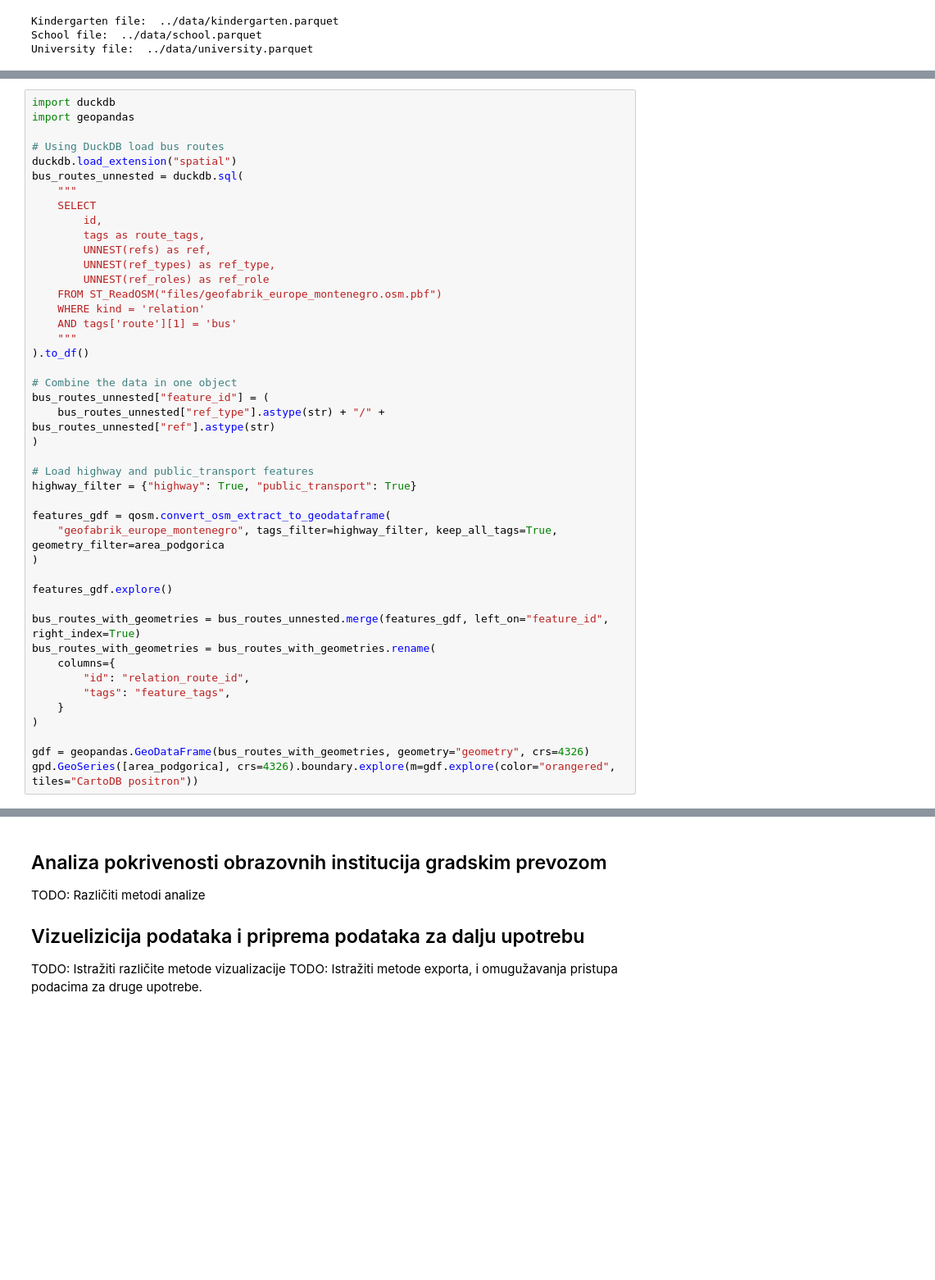
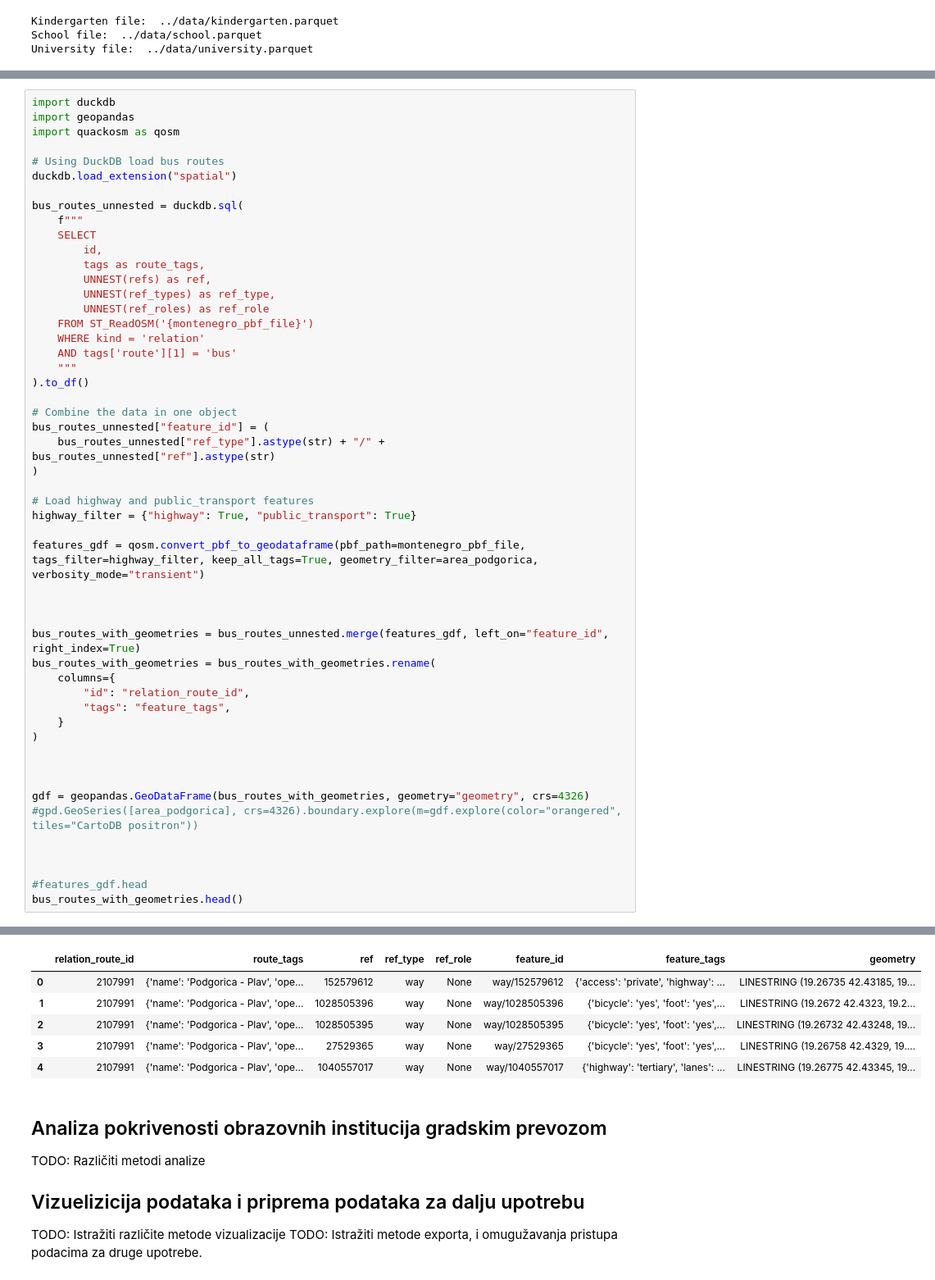
Before and after one commit to dinorastoder/osm-data-montenegro-explore, a Jupyter notebook: osm_extraction/osm-podgorica-extraction.ipynb, the cells around one changed output, grey strips where cells are left out. Shown at 82% size. Drawn from its saved outputs; the diff is of its cells as text; blank space fills up the shorter version.

```diff
--- a/osm_extraction/osm-podgorica-extraction.ipynb
+++ b/osm_extraction/osm-podgorica-extraction.ipynb
@@ -173,18 +197,20 @@ Ovdje smo primijenili DuckDB biblioteku sa Spatial ekstenzijom koja jednostavno
 # %%
 import duckdb
 import geopandas
+import quackosm as qosm
 
 # Using DuckDB load bus routes
 duckdb.load_extension("spatial")
+
 bus_routes_unnested = duckdb.sql(
-    """
+    f"""
     SELECT
         id,
         tags as route_tags,
         UNNEST(refs) as ref,
         UNNEST(ref_types) as ref_type,
         UNNEST(ref_roles) as ref_role
-    FROM ST_ReadOSM("files/geofabrik_europe_montenegro.osm.pbf")
+    FROM ST_ReadOSM('{montenegro_pbf_file}')
     WHERE kind = 'relation'
     AND tags['route'][1] = 'bus'
     """
@@ -198,11 +224,9 @@ bus_routes_unnested["feature_id"] = (
 # Load highway and public_transport features
 highway_filter = {"highway": True, "public_transport": True}
 
-features_gdf = qosm.convert_osm_extract_to_geodataframe(
-    "geofabrik_europe_montenegro", tags_filter=highway_filter, keep_all_tags=True, geometry_filter=area_podgorica
-)
+features_gdf = qosm.convert_pbf_to_geodataframe(pbf_path=montenegro_pbf_file, tags_filter=highway_filter, keep_all_tags=True, geometry_filter=area_podgorica, verbosity_mode="transient")
 
-features_gdf.explore()
+
 
 bus_routes_with_geometries = bus_routes_unnested.merge(features_gdf, left_on="feature_id", right_index=True)
 bus_routes_with_geometries = bus_routes_with_geometries.rename(
@@ -212,7 +236,14 @@ bus_routes_with_geometries = bus_routes_with_geometries.rename(
     }
 )
 
+
+
 gdf = geopandas.GeoDataFrame(bus_routes_with_geometries, geometry="geometry", crs=4326)
-gpd.GeoSeries([area_podgorica], crs=4326).boundary.explore(m=gdf.explore(color="orangered", tiles="CartoDB positron"))
+#gpd.GeoSeries([area_podgorica], crs=4326).boundary.explore(m=gdf.explore(color="orangered", tiles="CartoDB positron"))
+
+
+
+#features_gdf.head
+bus_routes_with_geometries.head()
 # %% [output]
 [interactive output not drawn]
@@ -220,3 +250,9 @@ gpd.GeoSeries([area_podgorica], crs=4326).boundary.explore(m=gdf.explore(color="
+|  | relation_route_id | route_tags | ref | ref_type | ref_role | feature_id | feature_tags | geometry |
+| 0 | 2107991 | {'name': 'Podgorica - Plav', 'ope... | 152579612 | way | None | way/152579612 | {'access': 'private', 'highway': ... | LINESTRING (19.26735 42.43185, 19... |
+| 1 | 2107991 | {'name': 'Podgorica - Plav', 'ope... | 1028505396 | way | None | way/1028505396 | {'bicycle': 'yes', 'foot': 'yes',... | LINESTRING (19.2672 42.4323, 19.2... |
+| 2 | 2107991 | {'name': 'Podgorica - Plav', 'ope... | 1028505395 | way | None | way/1028505395 | {'bicycle': 'yes', 'foot': 'yes',... | LINESTRING (19.26732 42.43248, 19... |
+| 3 | 2107991 | {'name': 'Podgorica - Plav', 'ope... | 27529365 | way | None | way/27529365 | {'bicycle': 'yes', 'foot': 'yes',... | LINESTRING (19.26758 42.4329, 19.... |
+| 4 | 2107991 | {'name': 'Podgorica - Plav', 'ope... | 1040557017 | way | None | way/1040557017 | {'highway': 'tertiary', 'lanes': ... | LINESTRING (19.26775 42.43345, 19... |
 # %% [markdown]
 ## Analiza pokrivenosti obrazovnih institucija gradskim prevozom
 
```
Also changed, not shown: parts of 7 cells of this notebook, 4 other files.
